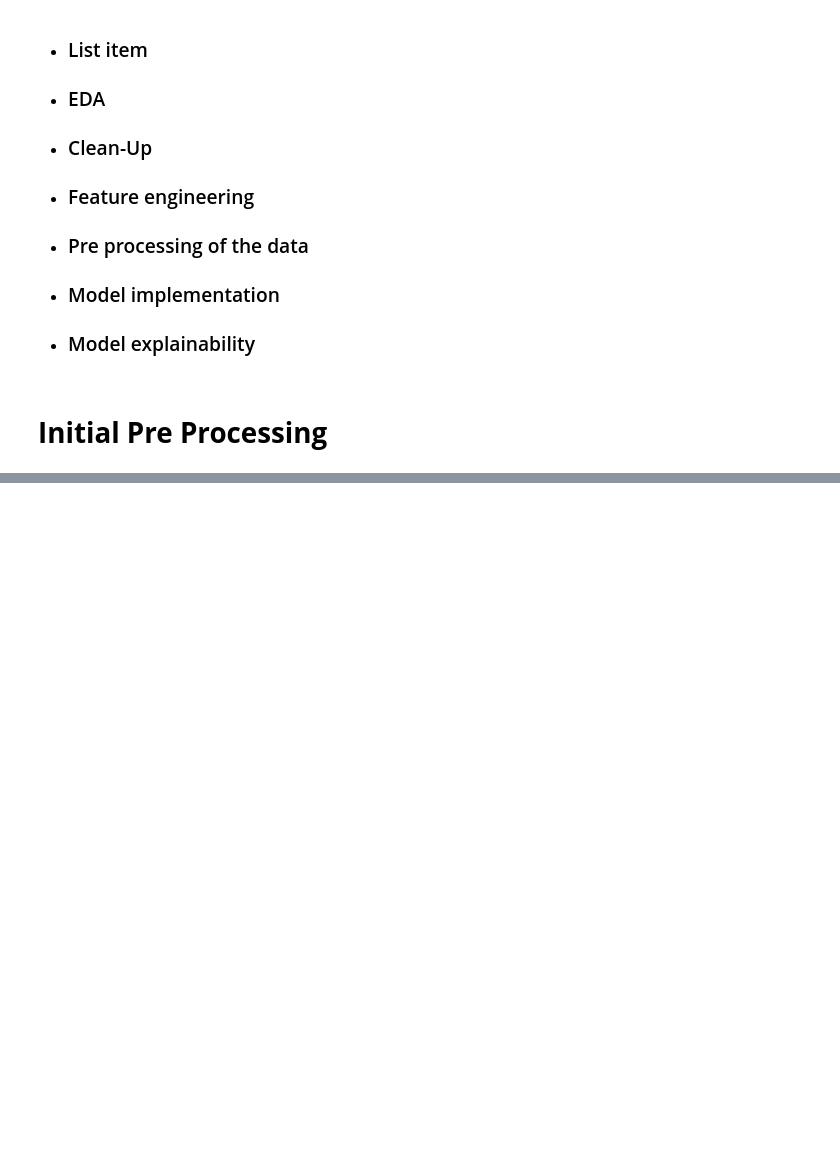
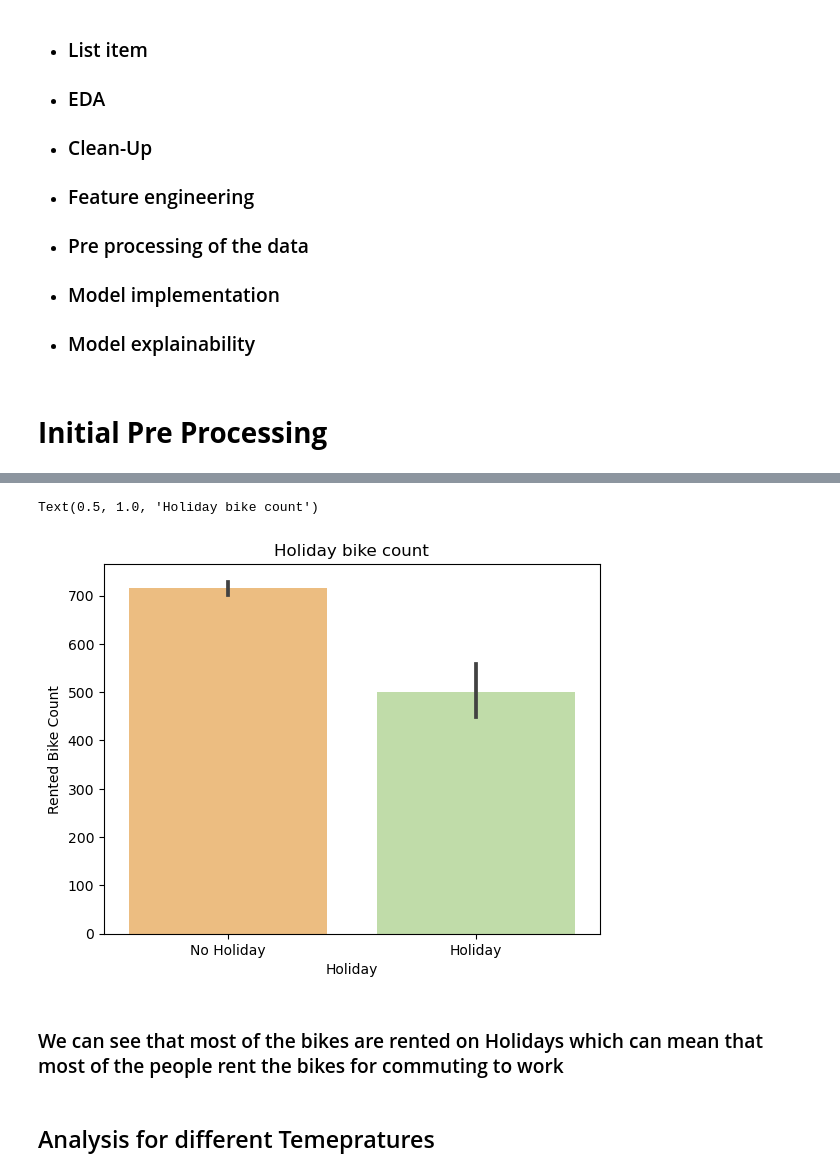
Before and after one commit to vishant750/bike_sharing_demand_prediction, a Jupyter notebook: Bike_sharing_demad_prediction.ipynb, the cells around one changed output, grey strips where cells are left out. Drawn from its saved outputs; the diff is of its cells as text; code cells hidden in the pictures; blank space fills up the shorter version.

```diff
--- a/Bike_sharing_demad_prediction.ipynb
+++ b/Bike_sharing_demad_prediction.ipynb
@@ -45,0 +188,10 @@
+# %%
+sns.barplot(data=bike_sharing_df,x='Holiday',y='Rented Bike Count',palette='Spectral')
+plt.title('Holiday bike count')
+# %% [output]
+Text(0.5, 1.0, 'Holiday bike count')
+[figure, added]
+# %% [markdown]
+### We can see that most of the bikes are rented on Holidays which can mean that most of the people rent the bikes for commuting to work
+# %% [markdown]
+## Analysis for different Temepratures
```
Also changed, not shown: parts of 29 cells of this notebook.
